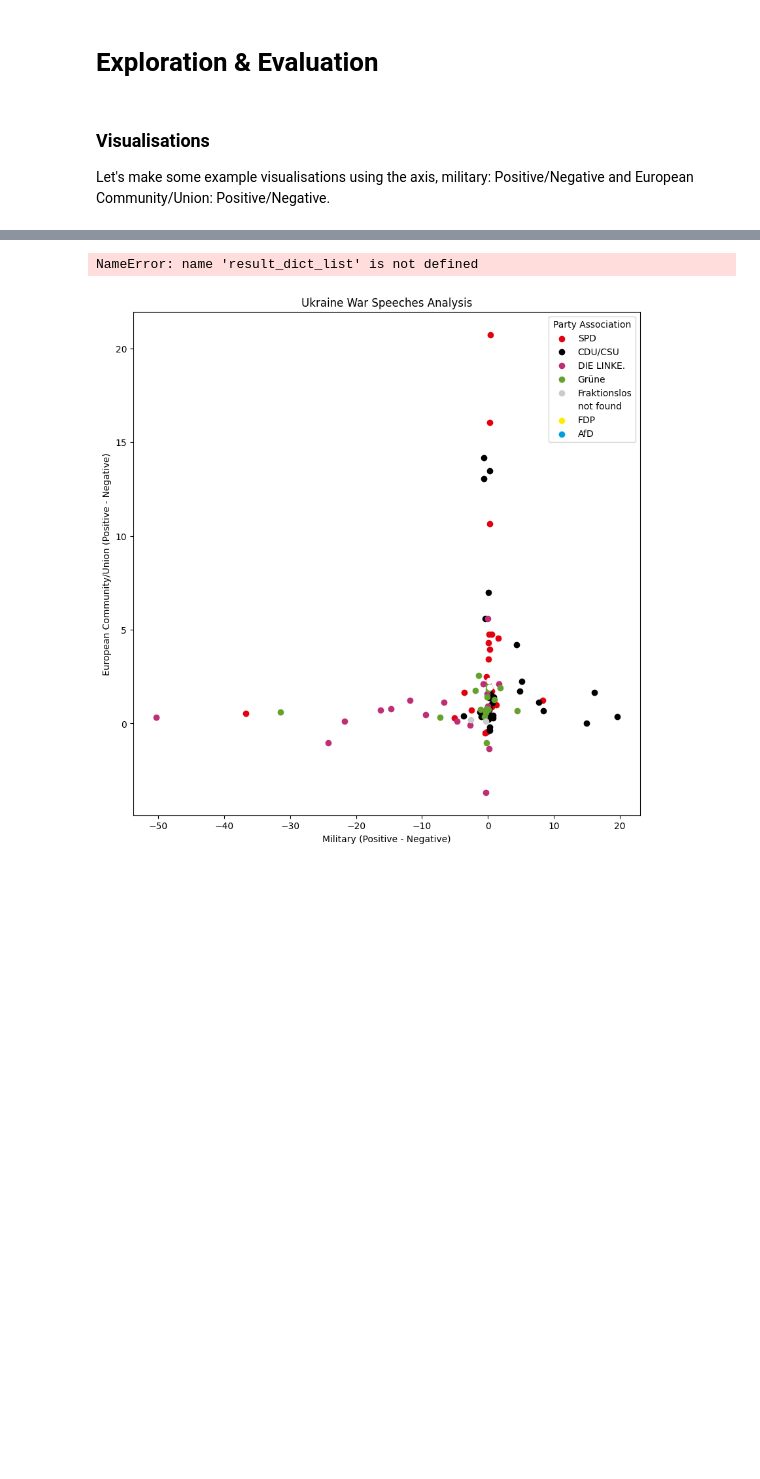
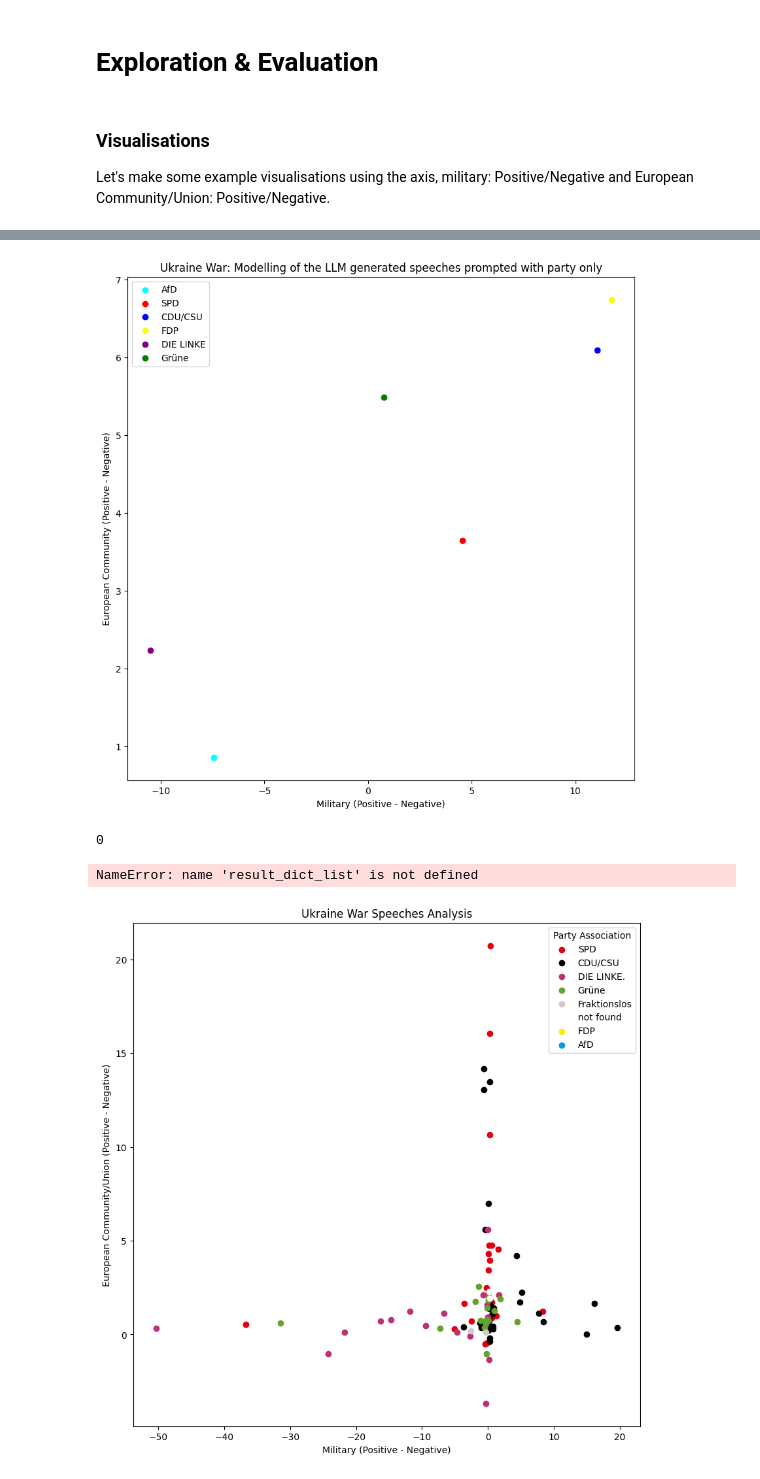
Before and after one commit to EliasHepp/Politricks, a Jupyter notebook: code/sillm_topic_modelling_manifestoberta.ipynb, the cells around one changed output, grey strips where cells are left out. Drawn from its saved outputs; the diff is of its cells as text; code cells hidden in the pictures; blank space fills up the shorter version.

```diff
--- a/code/sillm_topic_modelling_manifestoberta.ipynb
+++ b/code/sillm_topic_modelling_manifestoberta.ipynb
@@ -97,24 +97,24 @@ print(os.getcwd())
 
 
 
-os.chdir("../data/kaggle_outputs")
+# os.chdir("../data/kaggle_outputs")
 # reload covid, migration and ukraine_war speeches from .pkl files
-covid_speeches = pd.read_pickle('covid_speeches.pkl')
-migration_speeches = pd.read_pickle('migration_speeches.pkl')
-ukraine_war_speeches = pd.read_pickle('ukraine_war_speeches.pkl')
+covid_speeches = pd.read_pickle('covid_speeches_manifestoberta.pkl')
+migration_speeches = pd.read_pickle('migration_speeches_manifestoberta.pkl')
+ukraine_war_speeches = pd.read_pickle('ukraine_war_speeches_manifestoberta.pkl')
 
 
 # reload jsons with manifestoberta outputs
 file_path_llm_par = r'llm_speeches_party_manifestoberta.json'
-with open(file_path_llm_par, 'r') as file:
+with open(file_path_llm_par, 'r', encoding='utf-8') as file:
     llm_speeches_party = json.load(file)
 
 file_path_llm_pol = r'llm_speeches_pol_manifestoberta.json'
-with open(file_path_llm_pol, 'r') as file:
+with open(file_path_llm_pol, 'r', encoding='utf-8') as file:
     llm_speeches_pol = json.load(file)
 
 file_path_llm_pol_par = r'llm_speeches_pol_party_manifestoberta.json'
-with open(file_path_llm_pol_par, 'r') as file:
+with open(file_path_llm_pol_par, 'r', encoding='utf-8') as file:
     llm_speeches_pol_party = json.load(file)
 # %% [output]
 c:\Users\Jakob\Documents\SEDS_Master\3rd_semester\SILLM\SILLM_Project\repo_elias\Politricks\data\kaggle_outputs
@@ -349,0 +341,5 @@ dict_keys(['name', 'party', 'party_prompted', 'llm_output', 'manifestoberta_outp
+# %%
+len(llm_speeches_party)
+for party in llm_speeches_party:
+    print(party.keys())
+    print(party['manifestoberta_output'].keys())
@@ -350,3 +359,51 @@ dict_keys(['name', 'party', 'party_prompted', 'llm_output', 'manifestoberta_outp
+# %%
+party_colors = {
+    'CDU/CSU': 'blue',
+    'SPD': 'red',
+    'AfD': 'cyan',
+    'FDP': 'yellow',
+    'DIE LINKE': 'purple',
+    'Grüne': 'green',
+}
+
+party_names = [d['party'] for d in llm_speeches_party]
+
+x_values = [
+    (
+        sum(speech['104 - Military: Positive'] for speech in d['manifestoberta_output']['Ukraine-Krieg']) / len(d['manifestoberta_output']['Ukraine-Krieg']) -
+        sum(speech['105 - Military: Negative'] for speech in d['manifestoberta_output']['Ukraine-Krieg']) / len(d['manifestoberta_output']['Ukraine-Krieg'])
+    )
+    for d in llm_speeches_party]
+
+y_values =  [
+    (
+        sum(speech['108 - European Community/Union: Positive'] for speech in d['manifestoberta_output']['Ukraine-Krieg']) / len(d['manifestoberta_output']['Ukraine-Krieg']) -
+        sum(speech['110 - European Community/Union: Negative'] for speech in d['manifestoberta_output']['Ukraine-Krieg']) / len(d['manifestoberta_output']['Ukraine-Krieg'])
+    )
+    for d in llm_speeches_party]
+
+plt.figure(figsize=(10, 10))
+
+# we need to plot each point individually to assign colors
+for x, y, party in zip(x_values, y_values, party_names):
+    plt.scatter(x, y, color=party_colors.get(party, 'black'), label=party)
+
+
+handles, labels = plt.gca().get_legend_handles_labels()
+by_label = dict(zip(labels, handles))
+plt.legend(by_label.values(), by_label.keys())
+plt.xlabel('Military (Positive - Negative)')
+plt.ylabel('European Community (Positive - Negative)')
+plt.title('Ukraine War: Modelling of the LLM generated speeches prompted with party only')
+plt.show()
+# %% [output]
+[figure, added]
+# %%
+migration_speeches[migration_speeches['abbreviation']== 'SPD']['108 - European Community/Union: Positive'].isna().sum()
+
+# len(migration_speeches[migration_speeches['abbreviation']=='SPD'])
+# %% [output]
+0
 # %%
 # print(result_dict_list)
 
```
Also changed, not shown: parts of 4 cells of this notebook, 3 other files.
